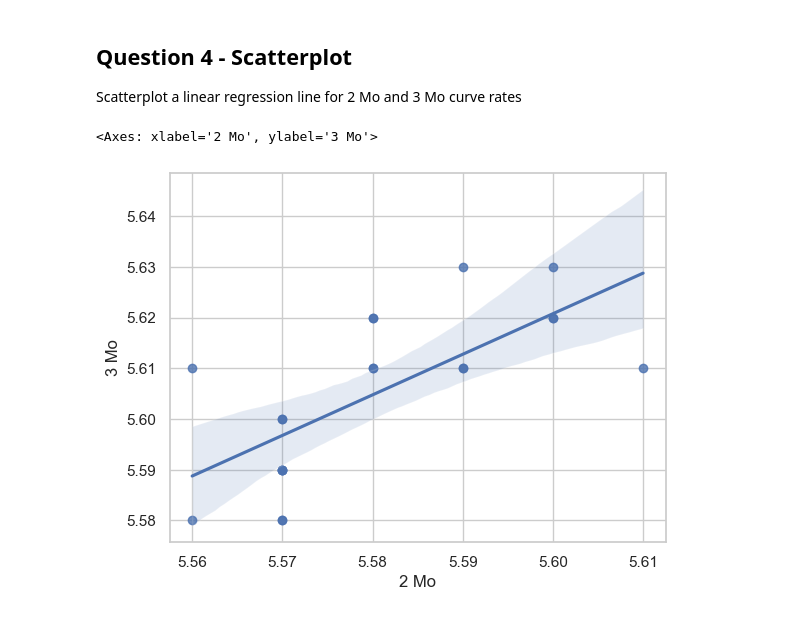
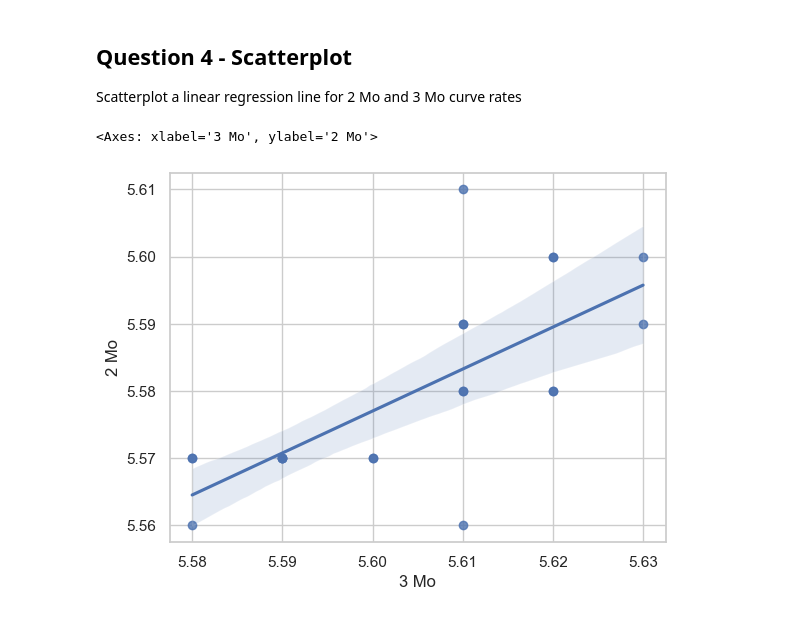
Before and after one commit to bryankeating10/Python-and-Math-for-ML, a Jupyter notebook: Module_6/Homework_6.ipynb, the cells around one changed output. Saved outputs shown, nothing was run; the diff lists cells and outputs as text; code cells hidden in the pictures.

```diff
--- a/Module_6/Homework_6.ipynb
+++ b/Module_6/Homework_6.ipynb
@@ -71,8 +71,8 @@ sns.pairplot(t_bills_pair)
 ## Question 4 - Scatterplot
 Scatterplot a linear regression line for 2 Mo and 3 Mo curve rates
 # %%
-scatter23 = yld_rts[['2 Mo', '3 Mo']]
-sns.regplot(x='3 Mo', y='2 Mo', data=scatter23)
+rates23 = yld_rts[['2 Mo', '3 Mo']]
+sns.regplot(x='3 Mo', y='2 Mo', data=rates23)
 # %% [output]
-<Axes: xlabel='2 Mo', ylabel='3 Mo'>
+<Axes: xlabel='3 Mo', ylabel='2 Mo'>
-[figure, old version]
+[figure, new version]
```
Also changed, not shown: parts of 4 cells of this notebook.
